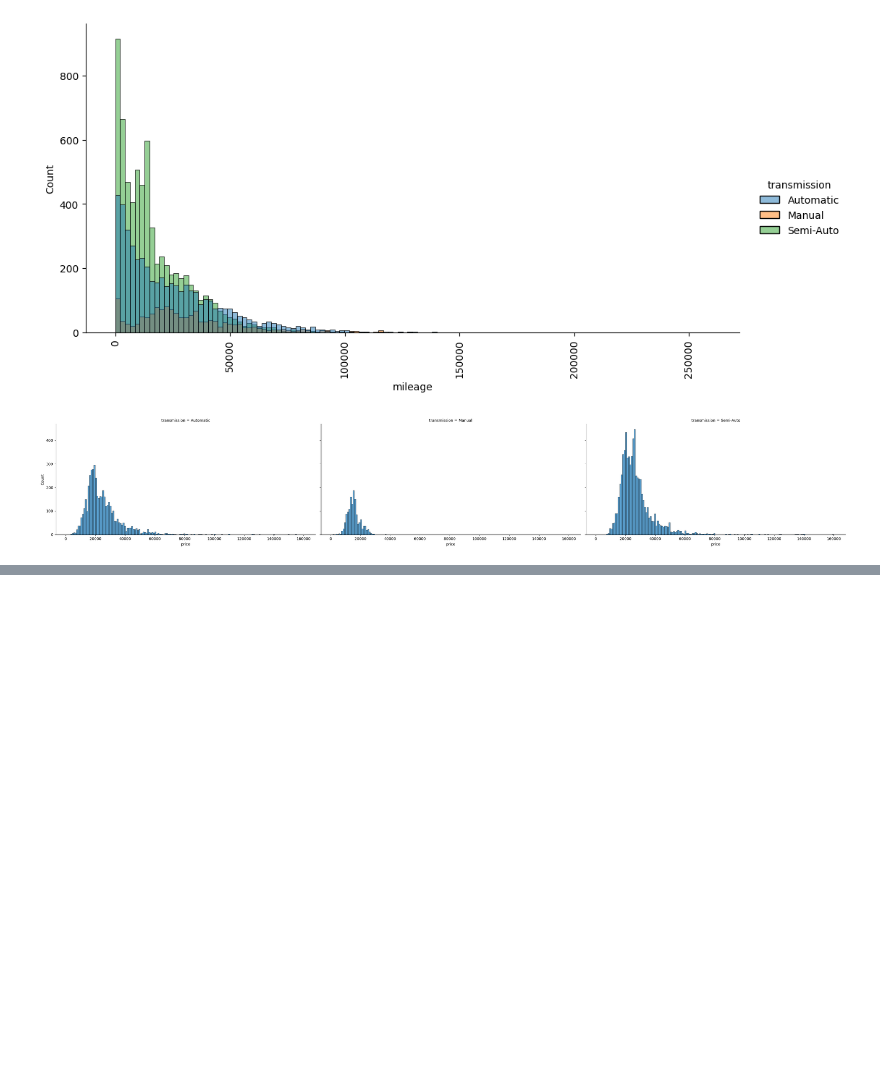
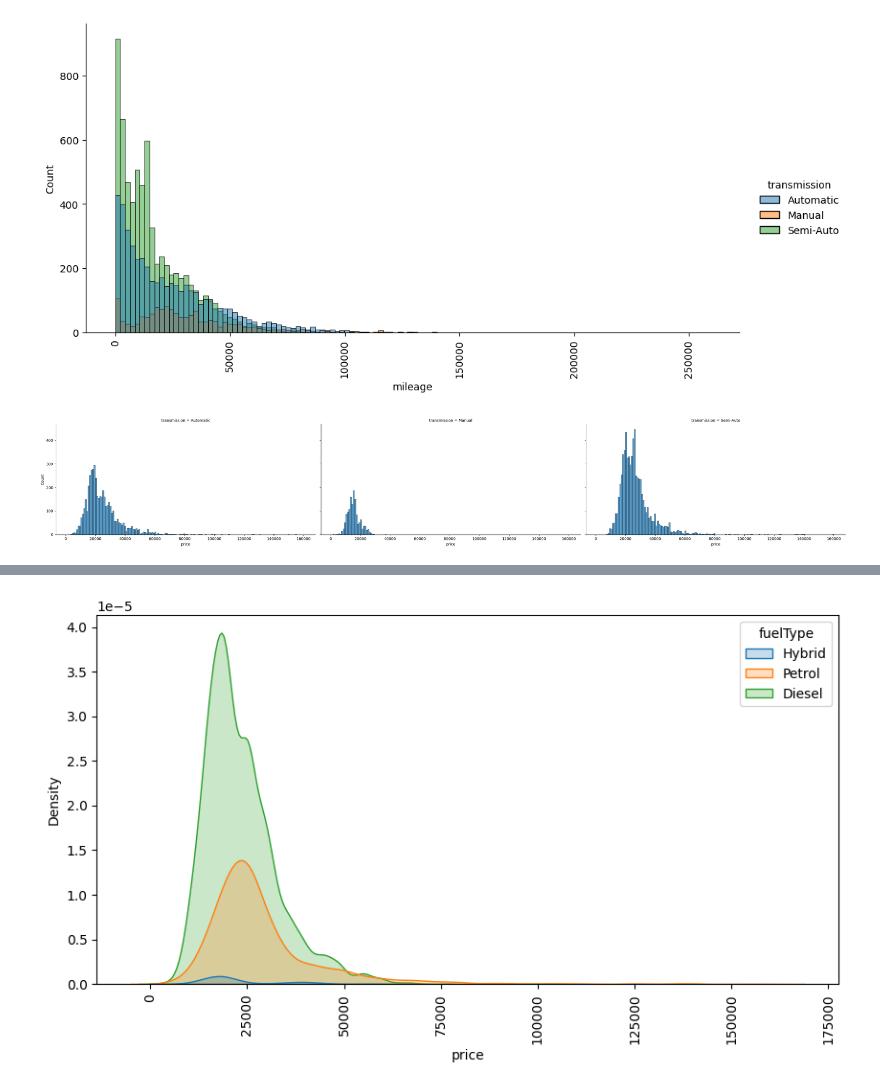
Before and after one commit to muzaffar-murodovich/data-science-and-ai, a Jupyter notebook: data-science/visualization/distribution-KDE-CDE.ipynb, the cells around one changed output, grey strips where cells are left out. Saved outputs shown, nothing was run; the diff lists cells and outputs as text; code cells hidden in the pictures; blank space fills up the shorter version.

```diff
--- a/data-science/visualization/distribution-KDE-CDE.ipynb
+++ b/data-science/visualization/distribution-KDE-CDE.ipynb
@@ -40,0 +54,8 @@ plt.show()
+# %%
+#kdeplot
+plt.figure(figsize=(10,5))
+sns.kdeplot(data=df, x='price', hue='fuelType', fill=True)
+plt.xticks(rotation=90)
+plt.show()
+# %% [output]
+[figure, added]
```
Also changed, not shown: parts of 10 cells of this notebook.
